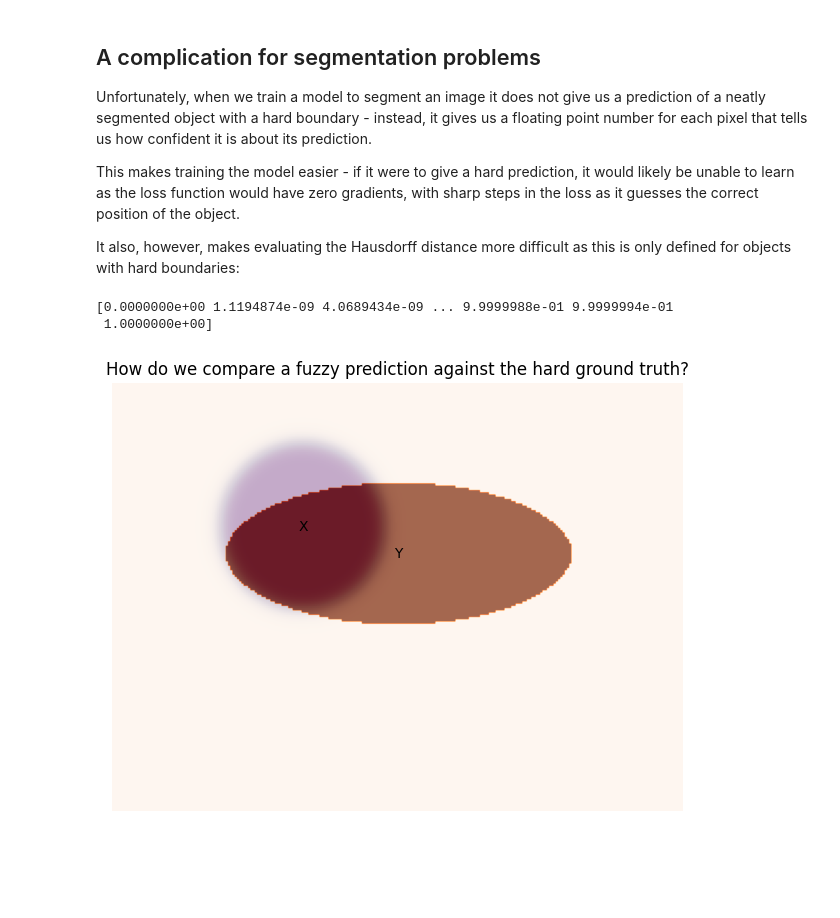
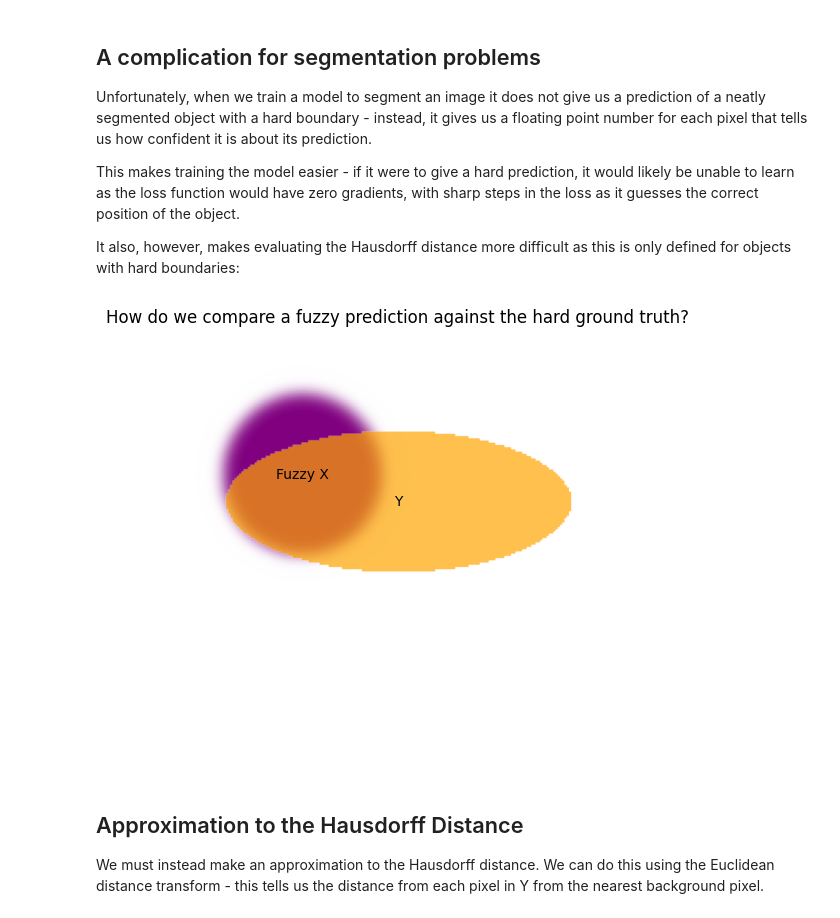
Before and after one commit to JGIBristol/fish_test, a Jupyter notebook: haussdorf_loss.ipynb, the cells around one changed output. Saved outputs shown, nothing was run; the diff lists cells and outputs as text; code cells hidden in the pictures; blank space fills up the shorter version.

```diff
--- a/haussdorf_loss.ipynb
+++ b/haussdorf_loss.ipynb
@@ -101,23 +126,16 @@ Show a fuzzy prediction against the hard ground truth
 
 """
 fuzzy_x = ndimage.gaussian_filter(x.astype(np.float32), sigma=IMG_SIZE[0] // 64)
-print(np.unique(fuzzy_x))
-# %% [output]
-[0.0000000e+00 1.1194874e-09 4.0689434e-09 ... 9.9999988e-01 9.9999994e-01
- 1.0000000e+00]
-# %%
-fig, axis = plt.subplots(1, 1)
-axis.set_aspect("equal")
-
-axis.imshow(fuzzy_x.T, alpha=1.0, origin="upper", cmap="Purples")
-axis.imshow(y.T, alpha=0.7, origin="upper", cmap="Oranges")
-
-axis.text(*x_centre, "X", ha="center", va="center", color="black")
-axis.text(*y_centre, "Y", ha="center", va="center", color="black")
-
-axis.set_title("How do we compare a fuzzy prediction against the hard ground truth?")
-
-axis.axis("off")
-fig.tight_layout()
-# %% [output]
-[figure, removed]
+# %%
+fig, axis = plot_objects(fuzzy_x, y, xlabel="Fuzzy X")
+
+axis.set_title("How do we compare a fuzzy prediction against the hard ground truth?")
+fig.tight_layout()
+# %% [output]
+[figure, added]
+# %% [markdown]
+Approximation to the Hausdorff Distance
+----
+
+We must instead make an approximation to the Hausdorff distance.
+We can do this using the Euclidean distance transform - this tells us the distance from each pixel in Y from the nearest background pixel.
```
Also changed, not shown: parts of 5 cells of this notebook.
